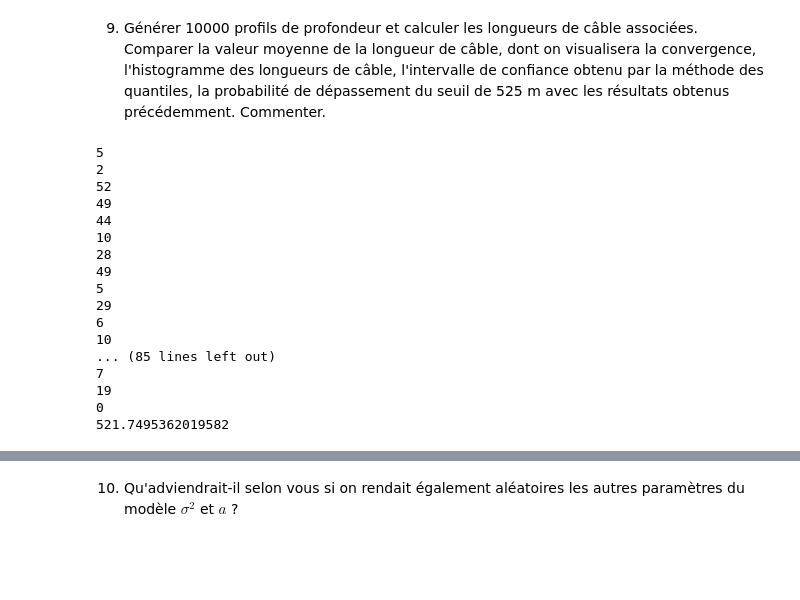
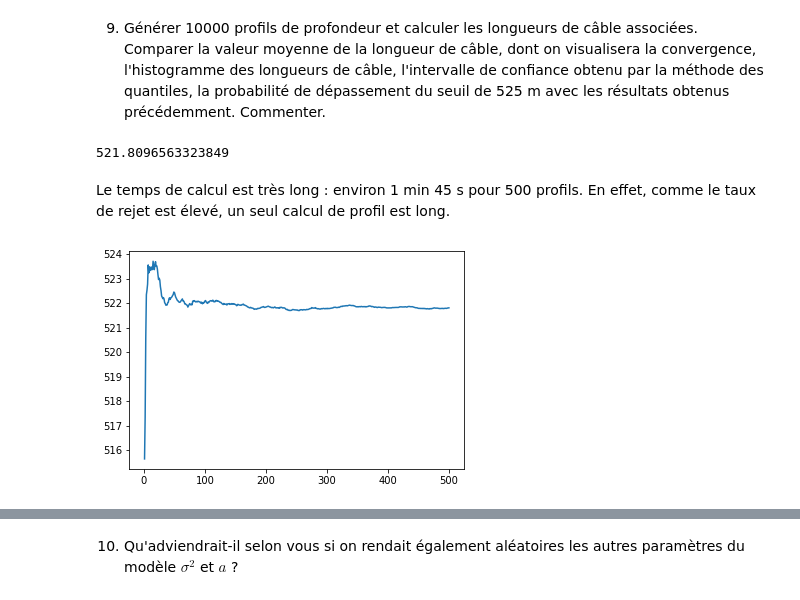
Before and after one commit to sophian-a/projet-proba, a Jupyter notebook: Akkari-Blanchiet.ipynb, the cells around one changed output, grey strips where cells are left out. Drawn from its saved outputs; the diff is of its cells as text; code cells hidden in the pictures; blank space fills up the shorter version.

```diff
--- a/Akkari-Blanchiet.ipynb
+++ b/Akkari-Blanchiet.ipynb
@@ -439,11 +439,11 @@ On va plutôt procéder par simulations en cascade, c'est-à-dire que pour chaqu
 6. Calculer $\widehat{\mu}$ et $\widehat{\sigma}^2$.
 # %%
 vectun = np.ones((6,1))
-sigma2 = np.linalg.inv(np.dot(np.dot(vectun.transpose(),np.linalg.inv(SigmaObs)),vectun) + 1/4)
-sigma = np.sqrt(sigma2)
-print(f"sigma = {sigma[0][0]}")
-mu = sigma2 * (np.dot(np.dot(vectun.transpose(),np.linalg.inv(SigmaObs)),depth) - 5/4) # z_obs = depth
-print(f"mu = {mu[0][0]}")
+sigma2_hat = np.linalg.inv(np.dot(np.dot(vectun.transpose(),np.linalg.inv(SigmaObs)),vectun) + 1/4)
+sigma_hat = np.sqrt(sigma2_hat)
+print(f"sigma = {sigma_hat[0][0]}")
+mu_hat = sigma2_hat * (np.dot(np.dot(vectun.transpose(),np.linalg.inv(SigmaObs)),depth) - 5/4) # z_obs = depth
+print(f"mu = {mu_hat[0][0]}")
 # %% [output]
 sigma = 1.2397140789215428
 mu = -4.291350330933772
@@ -463,7 +464,7 @@ K=100000
 result2 = np.zeros(K)
 position = 0
 while position<K:
-    m=np.random.normal(mu,sigma)
+    m=np.random.normal(mu_hat,sigma_hat)
     if m<0 :
         result2[position]=m
         position+=1
@@ -498,40 +499,29 @@ plt.show()
 9. Générer 10000 profils de profondeur et calculer les longueurs de câble associées. Comparer la valeur moyenne de la longueur de câble, dont on visualisera la convergence, l'histogramme des longueurs de câble, l'intervalle de confiance obtenu par la méthode des quantiles, la probabilité de dépassement du seuil de 525 m avec les résultats obtenus précédemment. Commenter.
 # %%
 # Génération de 10 000 profils pour le calcul des longueurs de câble
-K = 100
+K = 500
 result = np.zeros(K)
 z=np.zeros(N)
 z[observation_indexes]=depth
 for i in range(K):
     # Calcul de mu
-    m=np.random.normal(mu,sigma)
+    m=np.random.normal(mu_hat,sigma_hat)
     while m>0 :
-        m=np.random.normal(mu,sigma)
+        m=np.random.normal(mu_hat,sigma_hat)
     # Calcul de Z_unk
     sim_Zu = np.random.multivariate_normal(psi_zobs.reshape((95,)),CSZunk)
-    k=0
     while is_positive(sim_Zu):
         sim_Zu = np.random.multivariate_normal(psi_zobs.reshape((95,)),CSZunk)
-        k+=1
-    print(k)
     z[unknown_indexes]=sim_Zu
     result[i]=length(z,Delta)
-print(sum(result)/K)
+sum(result)/K
 # %% [output]
-5
-2
-52
-49
-44
-10
-28
-49
-5
-29
-6
-10
-... (85 lines left out)
-7
-19
-0
-521.7495362019582
+521.8096563323849
+# %% [markdown]
+Le temps de calcul est très long : environ 1 min 45 s pour 500 profils. En effet, comme le taux de rejet est élevé, un seul calcul de profil est long.
+# %%
+indice_simu = 1+np.arange(K)
+plt.plot(indice_simu,np.cumsum(result)/indice_simu)
+plt.show()
+# %% [output]
+[figure, added]
```
Also changed, not shown: parts of 9 cells of this notebook.
